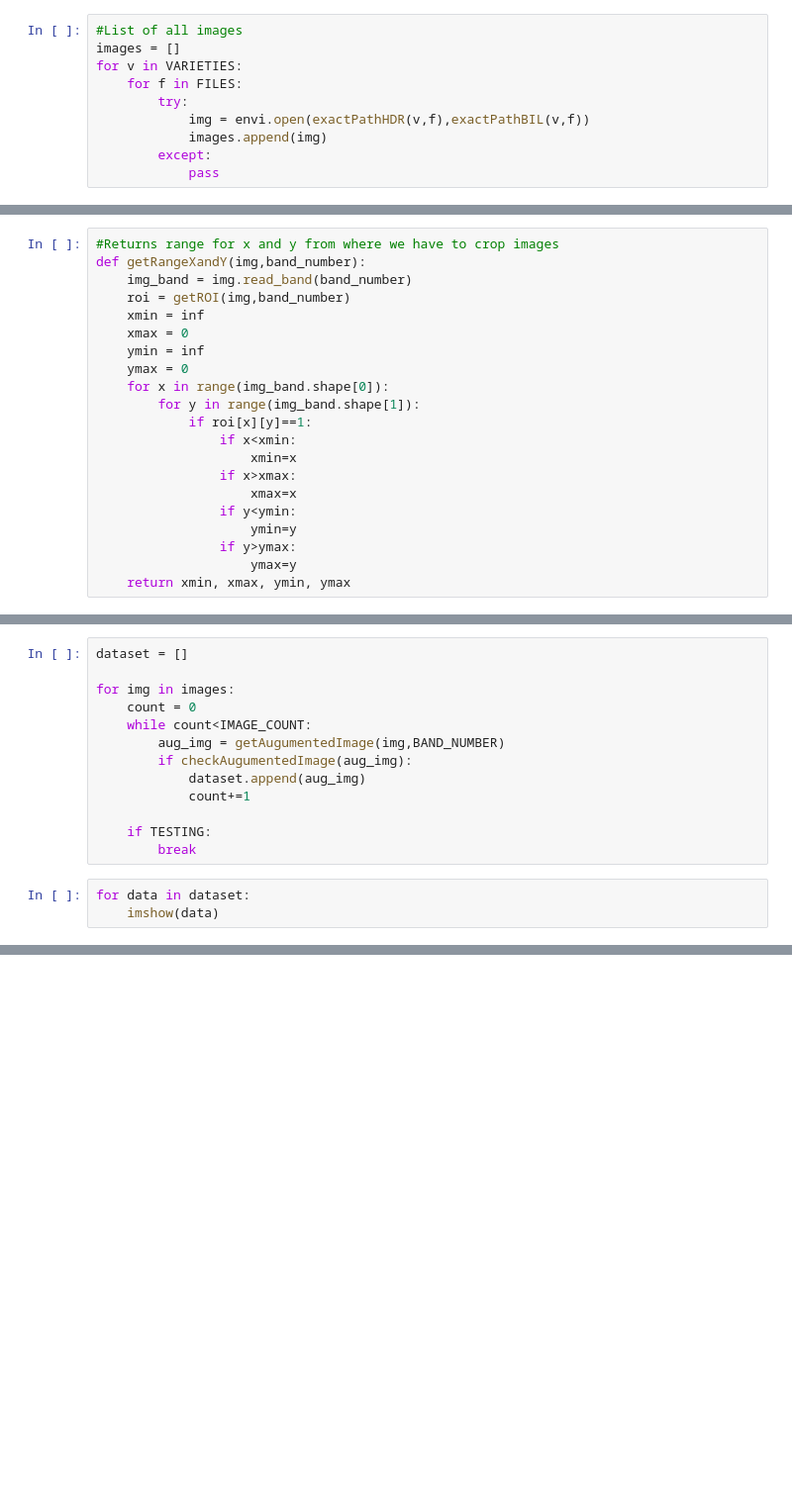
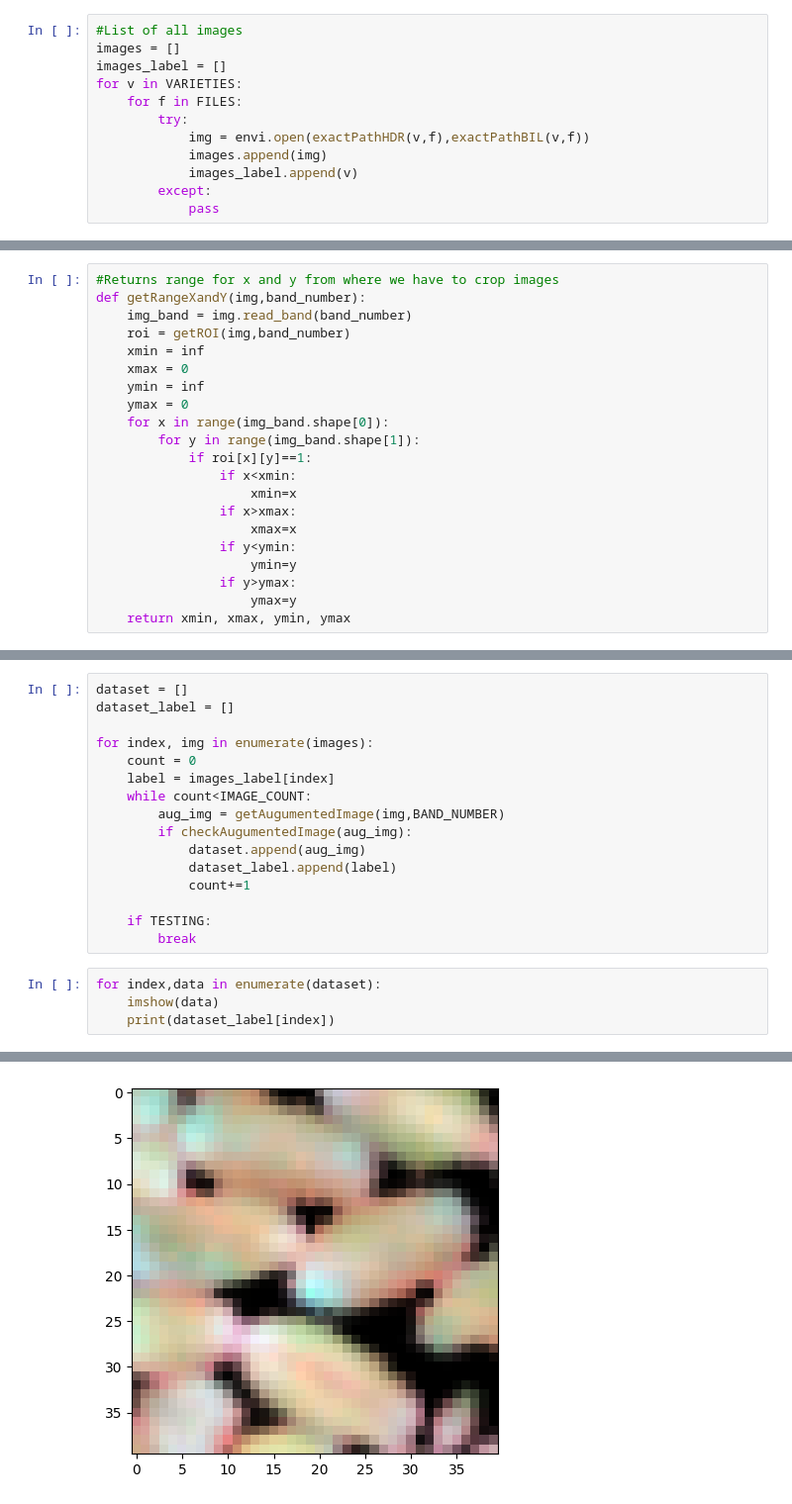
Before and after one commit to deepakjsagarwal/WC, a Jupyter notebook: Wheat.ipynb, the cells around one changed output, grey strips where cells are left out. Shown at 99% size. Saved outputs shown, nothing was run; the diff lists cells and outputs as text; blank space fills up the shorter version.

Commit message:
adds labels to dataset

```diff
--- a/Wheat.ipynb
+++ b/Wheat.ipynb
@@ -48,11 +48,13 @@ def exactPathBIL(variety,file):
 # %%
 #List of all images
 images = []
+images_label = []
 for v in VARIETIES:
     for f in FILES:
         try:
             img = envi.open(exactPathHDR(v,f),exactPathBIL(v,f))
             images.append(img)
+            images_label.append(v)
         except:
             pass
 # %%
@@ -131,16 +94,0 @@ def checkAugumentedImage(augmented_image):
-# %%
-dataset = []
-
-for img in images:
-    count = 0
-    while count<IMAGE_COUNT:
-        aug_img = getAugumentedImage(img,BAND_NUMBER)
-        if checkAugumentedImage(aug_img):
-            dataset.append(aug_img)
-            count+=1
-
-    if TESTING:
-        break
-# %%
-for data in dataset:
-    imshow(data)
@@ -157,0 +133,21 @@ for data in dataset:
+# %%
+dataset = []
+dataset_label = []
+
+for index, img in enumerate(images):
+    count = 0
+    label = images_label[index]
+    while count<IMAGE_COUNT:
+        aug_img = getAugumentedImage(img,BAND_NUMBER)
+        if checkAugumentedImage(aug_img):
+            dataset.append(aug_img)
+            dataset_label.append(label)
+            count+=1
+
+    if TESTING:
+        break
+# %%
+for index,data in enumerate(dataset):
+    imshow(data)
+    print(dataset_label[index])
+# %% [output]
@@ -157,0 +164 @@ for data in dataset:
+[figure, added]
```
Also changed, not shown: parts of 12 cells of this notebook.
